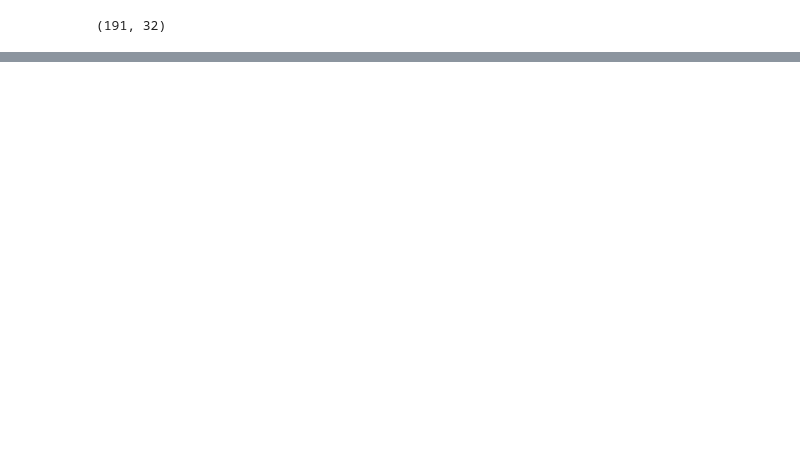
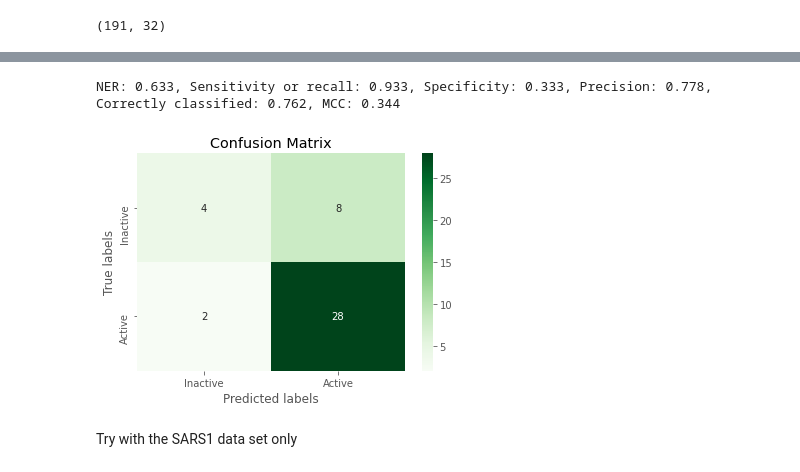
Before and after one commit to danielSoler93/drug_learning, a Jupyter notebook: drug_learning/2D/dataset_sars2.ipynb, the cells around one changed output, grey strips where cells are left out. Saved outputs shown, nothing was run; the diff lists cells and outputs as text; code cells hidden in the pictures; blank space fills up the shorter version.

```diff
--- a/drug_learning/2D/dataset_sars2.ipynb
+++ b/drug_learning/2D/dataset_sars2.ipynb
@@ -401,0 +653,13 @@ NER: 0.809, Sensitivity or recall: 0.932, Specificity: 0.686, Precision: 0.788,
+# %%
+C= 1.743328
+gamm = 0.02395
+svm = SVC(C=C, kernel="rbf", gamma=gamm)
+svm.fit(train_data2, train_labels2)
+predictions = svm.predict(test_data2)
+vals = print_metrics(predictions, test_labels2)
+plot_confusion(predictions, test_labels2)
+# %% [output]
+NER: 0.633, Sensitivity or recall: 0.933, Specificity: 0.333, Precision: 0.778, Correctly classified: 0.762, MCC: 0.344
+[figure, added]
+# %% [markdown]
+Try with the SARS1 data set only
```
Also changed, not shown: parts of 73 cells of this notebook, 3 other files.
